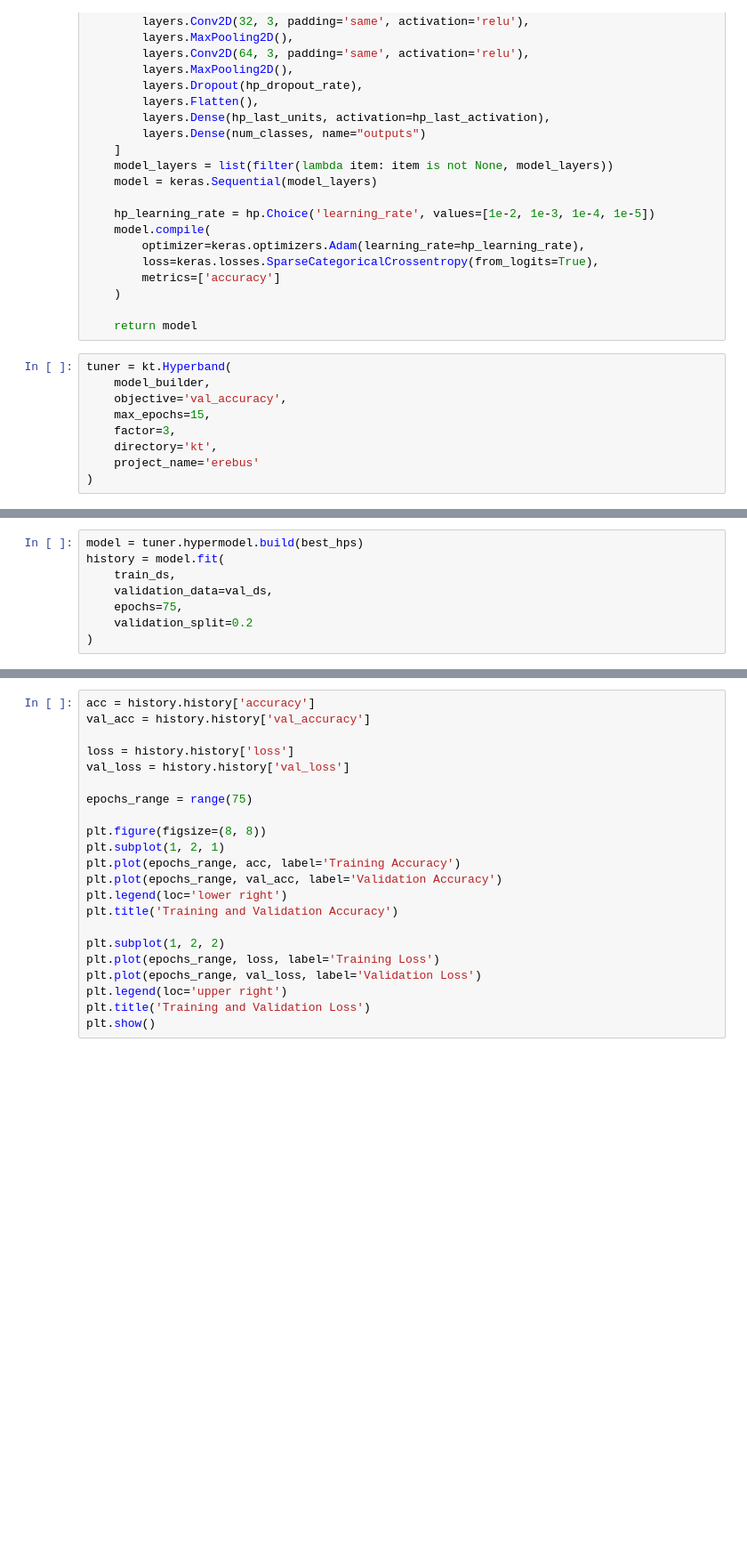
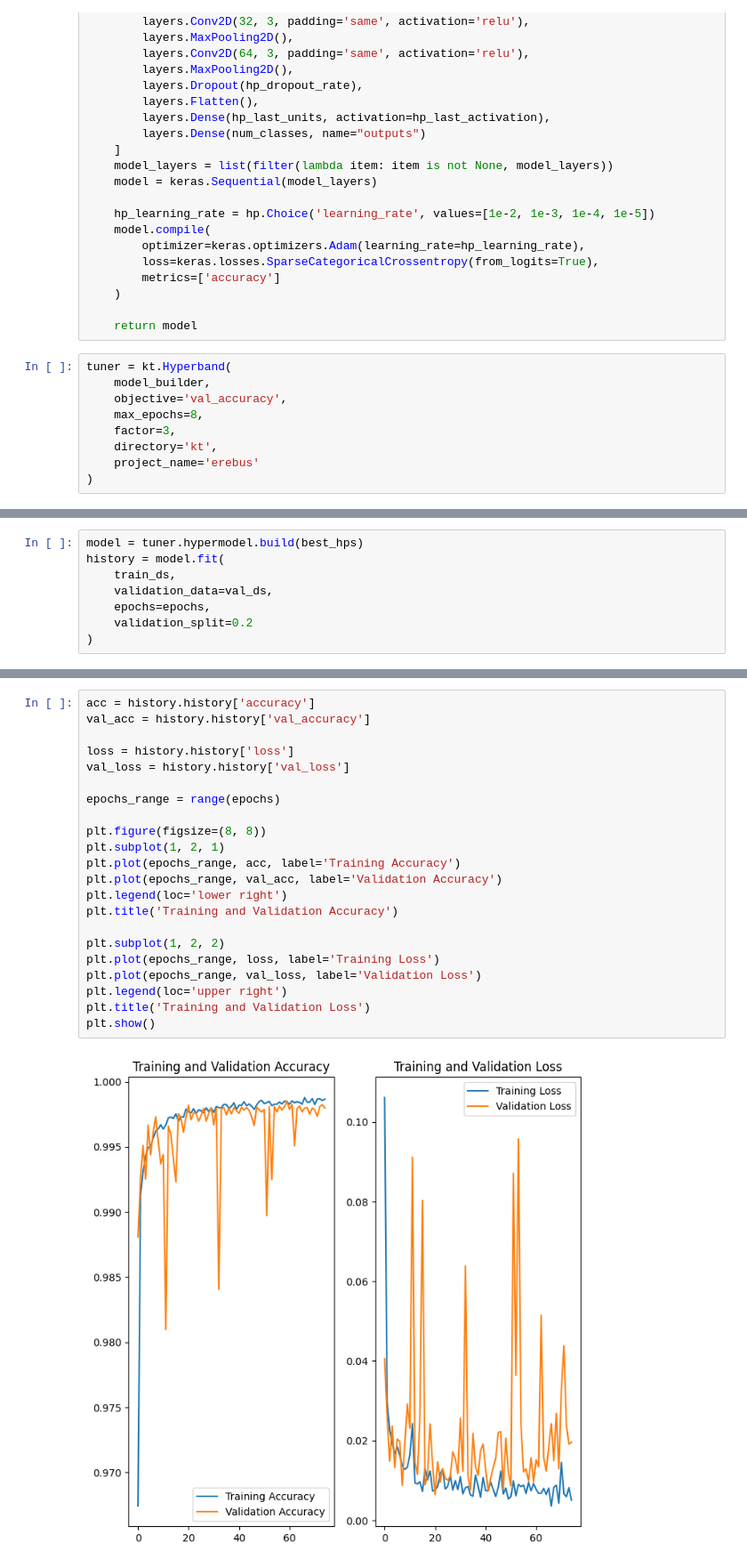
Before and after one commit to Quantumlyy/rcj-erebus-fixture-model, a Jupyter notebook: Main.ipynb, the cells around one changed output, grey strips where cells are left out. Shown at 89% size. Saved outputs shown, nothing was run; the diff lists cells and outputs as text; blank space fills up the shorter version.

```diff
--- a/Main.ipynb
+++ b/Main.ipynb
@@ -120,7 +121,7 @@ def model_builder(hp):
 tuner = kt.Hyperband(
     model_builder,
     objective='val_accuracy',
-    max_epochs=15,
+    max_epochs=8,
     factor=3,
     directory='kt',
     project_name='erebus'
@@ -145,6 +154,6 @@ model = tuner.hypermodel.build(best_hps)
 history = model.fit(
     train_ds,
     validation_data=val_ds,
-    epochs=75,
+    epochs=epochs,
     validation_split=0.2
 )
@@ -151,23 +178,25 @@ history = model.fit(
 # %%
 acc = history.history['accuracy']
 val_acc = history.history['val_accuracy']
 
 loss = history.history['loss']
 val_loss = history.history['val_loss']
 
-epochs_range = range(75)
+epochs_range = range(epochs)
 
 plt.figure(figsize=(8, 8))
 plt.subplot(1, 2, 1)
 plt.plot(epochs_range, acc, label='Training Accuracy')
 plt.plot(epochs_range, val_acc, label='Validation Accuracy')
 plt.legend(loc='lower right')
 plt.title('Training and Validation Accuracy')
 
 plt.subplot(1, 2, 2)
 plt.plot(epochs_range, loss, label='Training Loss')
 plt.plot(epochs_range, val_loss, label='Validation Loss')
 plt.legend(loc='upper right')
 plt.title('Training and Validation Loss')
 plt.show()
+# %% [output]
+[figure, added]
 # %%
```
Also changed, not shown: parts of 13 cells of this notebook, 4 other files.
